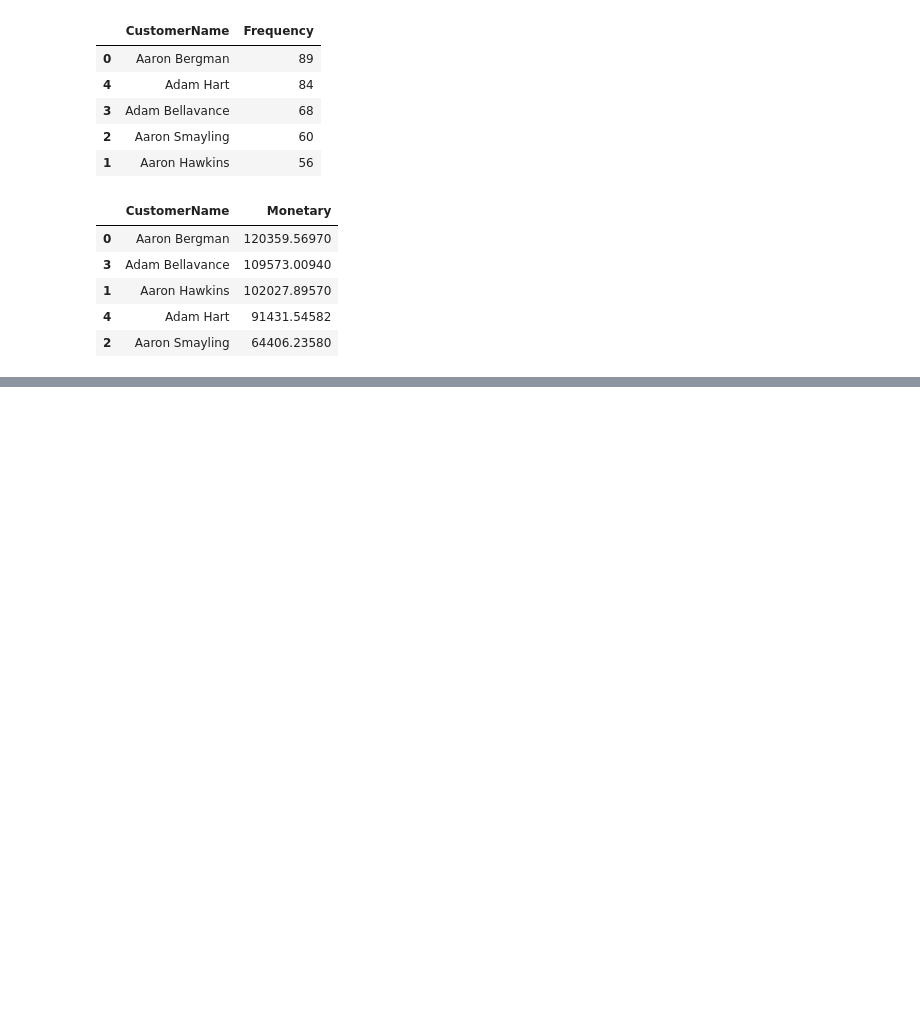
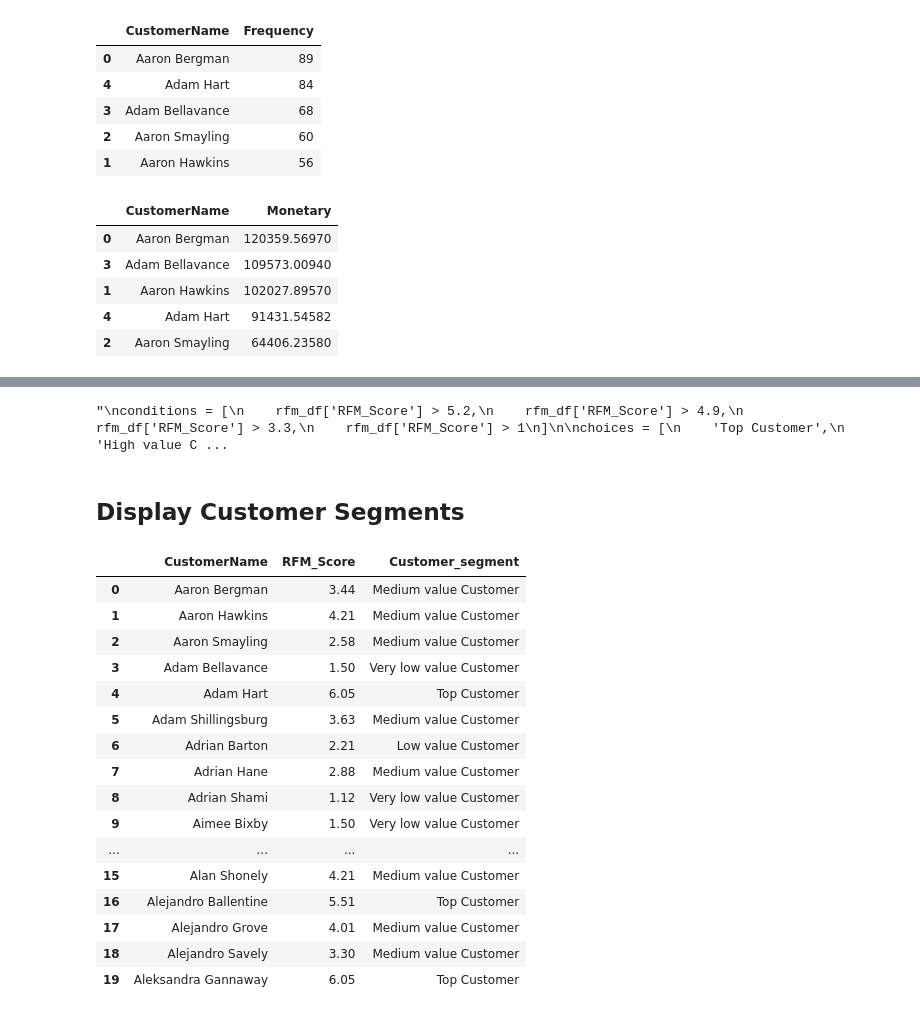
Before and after one commit to Cmattk/Datascience_python, a Jupyter notebook: projects/RFM analysis.ipynb, the cells around one changed output, grey strips where cells are left out. Saved outputs shown, nothing was run; the diff lists cells and outputs as text; code cells hidden in the pictures; blank space fills up the shorter version.

```diff
--- a/projects/RFM analysis.ipynb
+++ b/projects/RFM analysis.ipynb
@@ -52,0 +105,4 @@ monetary_df.head().sort_values(by='Monetary', ascending=False)
+# %%
+rfm_df['R_rank_norm'] = (rfm_df['R_rank'] / rfm_df['R_rank'].max()) * 100
+rfm_df['F_rank_norm'] = (rfm_df['F_rank'] / rfm_df['F_rank'].max()) * 100
+rfm_df['M_rank_norm'] = (rfm_df['M_rank'] / rfm_df['M_rank'].max()) * 100
@@ -52,0 +189,42 @@ monetary_df.head().sort_values(by='Monetary', ascending=False)
+# %%
+'''
+conditions = [
+    rfm_df['RFM_Score'] > 5.2,
+    rfm_df['RFM_Score'] > 4.9,
+    rfm_df['RFM_Score'] > 3.3,
+    rfm_df['RFM_Score'] > 1
+]
+
+choices = [
+    'Top Customer',
+    'High value Customer',
+    'Medium value Customer',
+    'Low value Customer'
+]
+
+rfm_df['Customer_segment'] = np.select(conditions, choices, default='Very low value Customer')
+'''
+# %% [output]
+"\nconditions = [\n    rfm_df['RFM_Score'] > 5.2,\n    rfm_df['RFM_Score'] > 4.9,\n    rfm_df['RFM_Score'] > 3.3,\n    rfm_df['RFM_Score'] > 1\n]\n\nchoices = [\n    'Top Customer',\n    'High value C ...
+# %% [markdown]
+## Display Customer Segments
+# %%
+rfm_df[['CustomerName', 'RFM_Score', 'Customer_segment']].head(20)
+# %% [output]
+|  | CustomerName | RFM_Score | Customer_segment |
+| 0 | Aaron Bergman | 3.44 | Medium value Customer |
+| 1 | Aaron Hawkins | 4.21 | Medium value Customer |
+| 2 | Aaron Smayling | 2.58 | Medium value Customer |
+| 3 | Adam Bellavance | 1.50 | Very low value Customer |
+| 4 | Adam Hart | 6.05 | Top Customer |
+| 5 | Adam Shillingsburg | 3.63 | Medium value Customer |
+| 6 | Adrian Barton | 2.21 | Low value Customer |
+| 7 | Adrian Hane | 2.88 | Medium value Customer |
+| 8 | Adrian Shami | 1.12 | Very low value Customer |
+| 9 | Aimee Bixby | 1.50 | Very low value Customer |
+| ... | ... | ... | ... |
+| 15 | Alan Shonely | 4.21 | Medium value Customer |
+| 16 | Alejandro Ballentine | 5.51 | Top Customer |
+| 17 | Alejandro Grove | 4.01 | Medium value Customer |
+| 18 | Alejandro Savely | 3.30 | Medium value Customer |
+| 19 | Aleksandra Gannaway | 6.05 | Top Customer |
```
Also changed, not shown: parts of 21 cells of this notebook, 2 other files.
